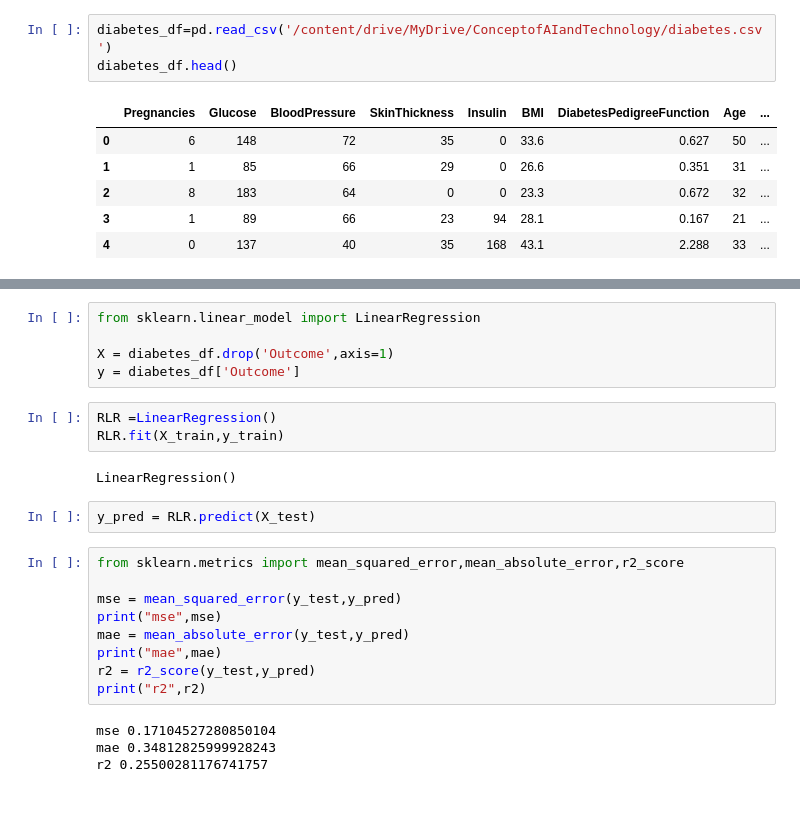
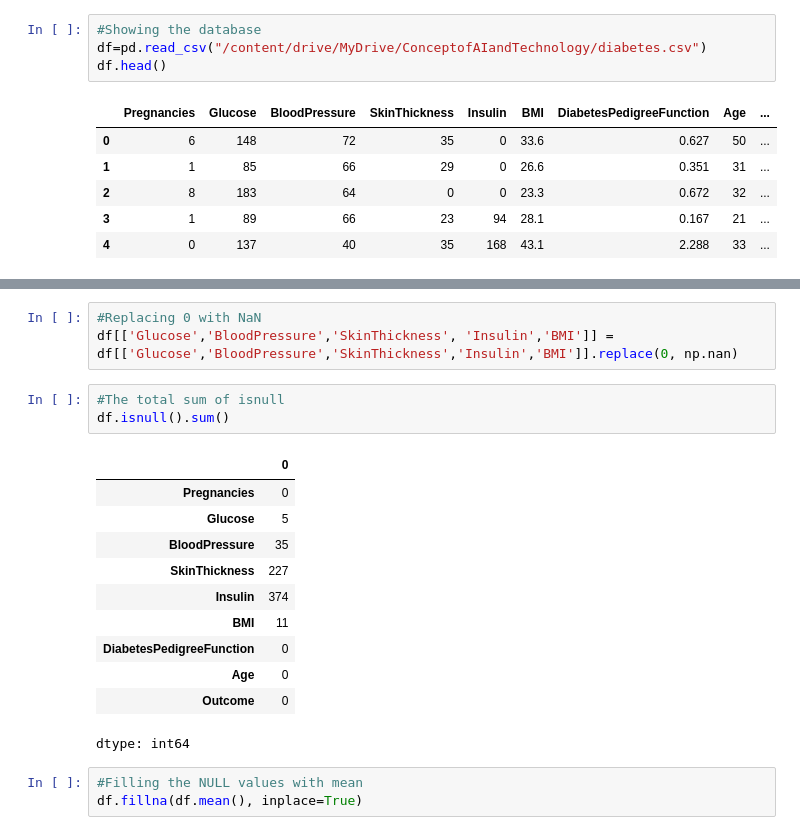
Before and after one commit to 1AsiyaThapa/5CS037_2024_AsiyaThapa, a Jupyter notebook: Asiya_Thapa_2408022_Worksheet7.ipynb, the cells around one changed output, grey strips where cells are left out. Cells and saved outputs as stored; diff of their text form; blank space fills up the shorter version.

```diff
--- a/Asiya_Thapa_2408022_Worksheet7.ipynb
+++ b/Asiya_Thapa_2408022_Worksheet7.ipynb
@@ -28,8 +12,9 @@ drive.mount('/content/drive')
 # %% [output]
 Mounted at /content/drive
 # %%
-diabetes_df=pd.read_csv('/content/drive/MyDrive/ConceptofAIandTechnology/diabetes.csv')
-diabetes_df.head()
+#Showing the database
+df=pd.read_csv("/content/drive/MyDrive/ConceptofAIandTechnology/diabetes.csv")
+df.head()
 # %% [output]
 |  | Pregnancies | Glucose | BloodPressure | SkinThickness | Insulin | BMI | DiabetesPedigreeFunction | Age | ... |
 | 0 | 6 | 148 | 72 | 35 | 0 | 33.6 | 0.627 | 50 | ... |
@@ -80,25 +25,21 @@ array([[ 0.68185612, -0.71402038, -0.61712658, ...,  0.26073561,
-# %%
-from sklearn.linear_model import LinearRegression
-
-X = diabetes_df.drop('Outcome',axis=1)
-y = diabetes_df['Outcome']
-# %%
-RLR =LinearRegression()
-RLR.fit(X_train,y_train)
-# %% [output]
-LinearRegression()
-# %%
-y_pred = RLR.predict(X_test)
-# %%
-from sklearn.metrics import mean_squared_error,mean_absolute_error,r2_score
-
-mse = mean_squared_error(y_test,y_pred)
-print("mse",mse)
-mae = mean_absolute_error(y_test,y_pred)
-print("mae",mae)
-r2 = r2_score(y_test,y_pred)
-print("r2",r2)
-# %% [output]
-mse 0.17104527280850104
-mae 0.34812825999928243
-r2 0.25500281176741757
+# %%
+#Replacing 0 with NaN
+df[['Glucose','BloodPressure','SkinThickness', 'Insulin','BMI']] = df[['Glucose','BloodPressure','SkinThickness','Insulin','BMI']].replace(0, np.nan)
+# %%
+#The total sum of isnull
+df.isnull().sum()
+# %% [output]
+|  | 0 |
+| Pregnancies | 0 |
+| Glucose | 5 |
+| BloodPressure | 35 |
+| SkinThickness | 227 |
+| Insulin | 374 |
+| BMI | 11 |
+| DiabetesPedigreeFunction | 0 |
+| Age | 0 |
+| Outcome | 0 |
+dtype: int64
+# %%
+#Filling the NULL values with mean
+df.fillna(df.mean(), inplace=True)
```
Also changed, not shown: parts of 22 cells of this notebook.
